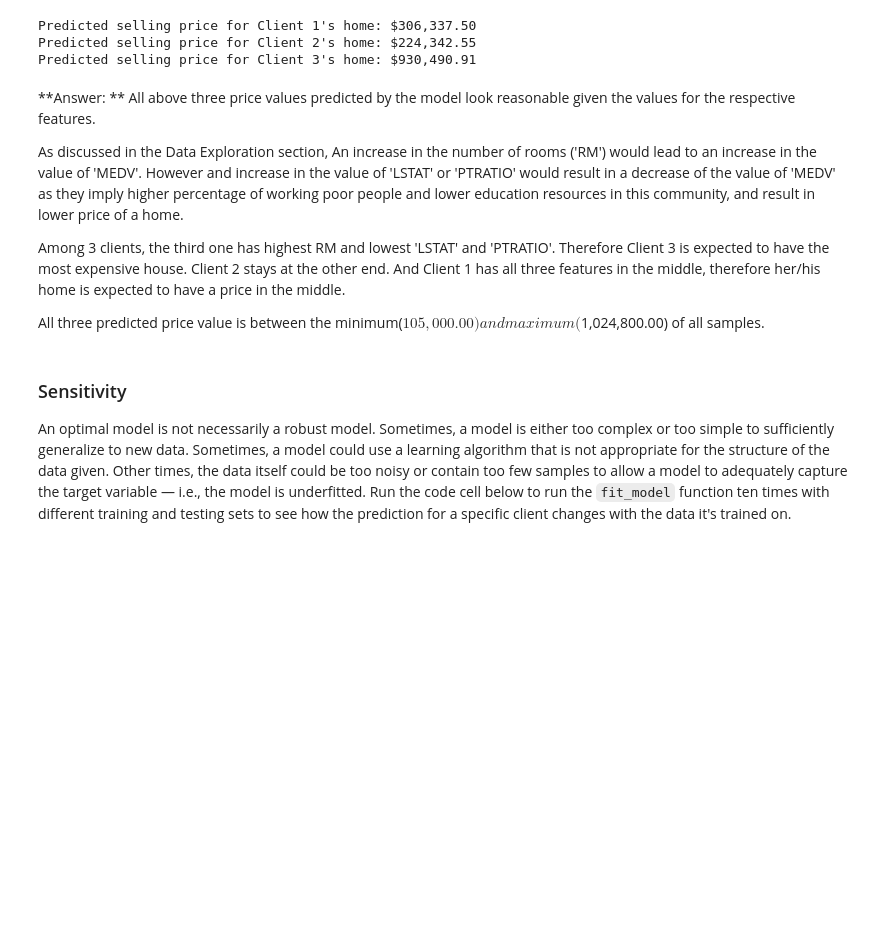
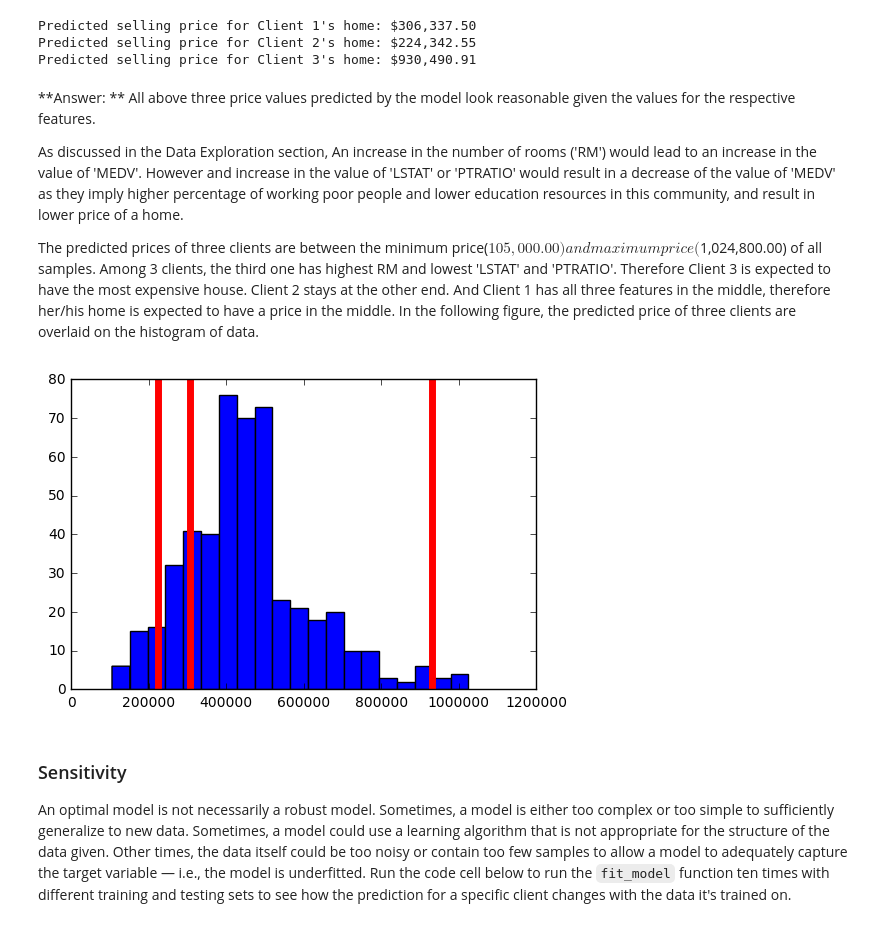
Before and after one commit to H2OLab/machine-learning, a Jupyter notebook: projects/boston_housing/boston_housing.ipynb, the cells around one changed output. Drawn from its saved outputs; the diff is of its cells as text; code cells hidden in the pictures; blank space fills up the shorter version.

```diff
--- a/projects/boston_housing/boston_housing.ipynb
+++ b/projects/boston_housing/boston_housing.ipynb
@@ -267,7 +281,7 @@ def fit_model(X, y):
     regressor = DecisionTreeRegressor(random_state=0)
 
     # TODO: Create a dictionary for the parameter 'max_depth' with a range from 1 to 10
-    params = {'max_depth': range(1,10)}
+    params = {'max_depth': range(1,11)}
 
     # TODO: Transform 'performance_metric' into a scoring function using 'make_scorer'
     scoring_fnc = make_scorer(performance_metric)
@@ -330,9 +344,15 @@ Predicted selling price for Client 3's home: $930,490.91
 
 As discussed in the Data Exploration section, An increase in the number of rooms ('RM') would lead to an increase in the value of 'MEDV'. However and increase in the value of 'LSTAT' or 'PTRATIO' would result in a decrease of the value of 'MEDV' as they imply higher percentage of working poor people and lower education resources in this community, and result in lower price of a home.
 
-Among 3 clients, the third one has highest RM and lowest 'LSTAT' and 'PTRATIO'. Therefore Client 3 is expected to have the most expensive house. Client 2 stays at the other end. And Client 1 has all three features in the middle, therefore her/his home is expected to have a price in the middle.
 
-All three predicted price value is between the minimum($105,000.00) and maximum($1,024,800.00) of all samples.
+The predicted prices of three clients are between the minimum price($105,000.00) and maximum price($1,024,800.00) of all samples. Among 3 clients, the third one has highest RM and lowest 'LSTAT' and 'PTRATIO'. Therefore Client 3 is expected to have the most expensive house. Client 2 stays at the other end. And Client 1 has all three features in the middle, therefore her/his home is expected to have a price in the middle. In the following figure, the predicted price of three clients are overlaid on the histogram of data.
+# %%
+import matplotlib.pyplot as plt
+plt.hist(prices, bins = 20)
+for price in reg.predict(client_data):
+    plt.axvline(price, lw = 5, c='r')
+# %% [output]
+[figure, added]
 # %% [markdown]
 ### Sensitivity
 An optimal model is not necessarily a robust model. Sometimes, a model is either too complex or too simple to sufficiently generalize to new data. Sometimes, a model could use a learning algorithm that is not appropriate for the structure of the data given. Other times, the data itself could be too noisy or contain too few samples to allow a model to adequately capture the target variable — i.e., the model is underfitted. Run the code cell below to run the `fit_model` function ten times with different training and testing sets to see how the prediction for a specific client changes with the data it's trained on.
```
Also changed, not shown: parts of 5 cells of this notebook, 2 other files.
